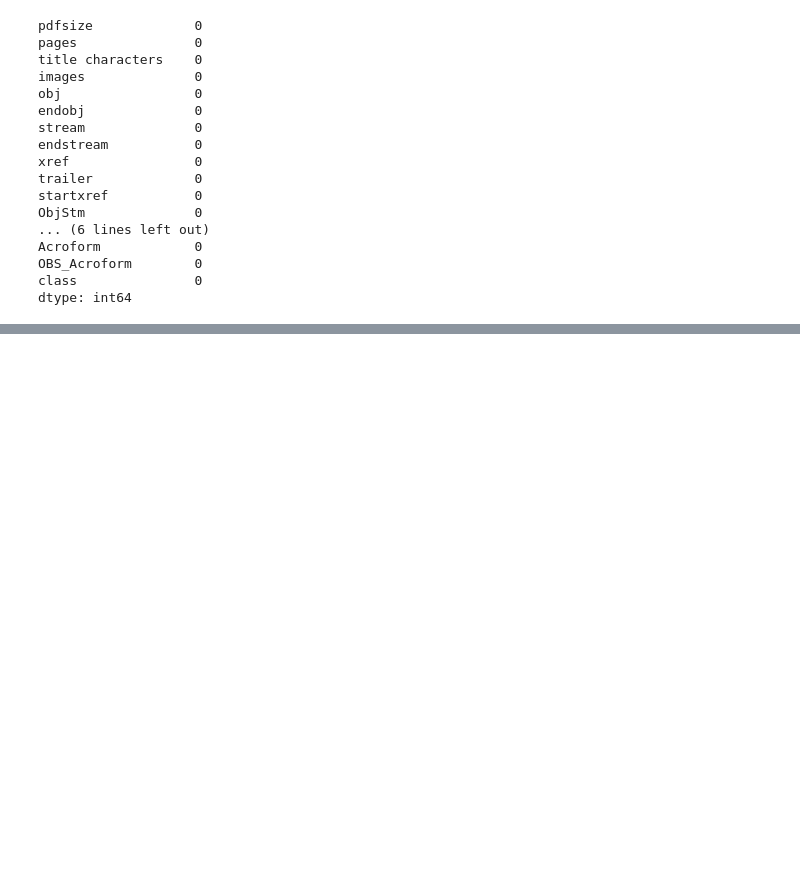
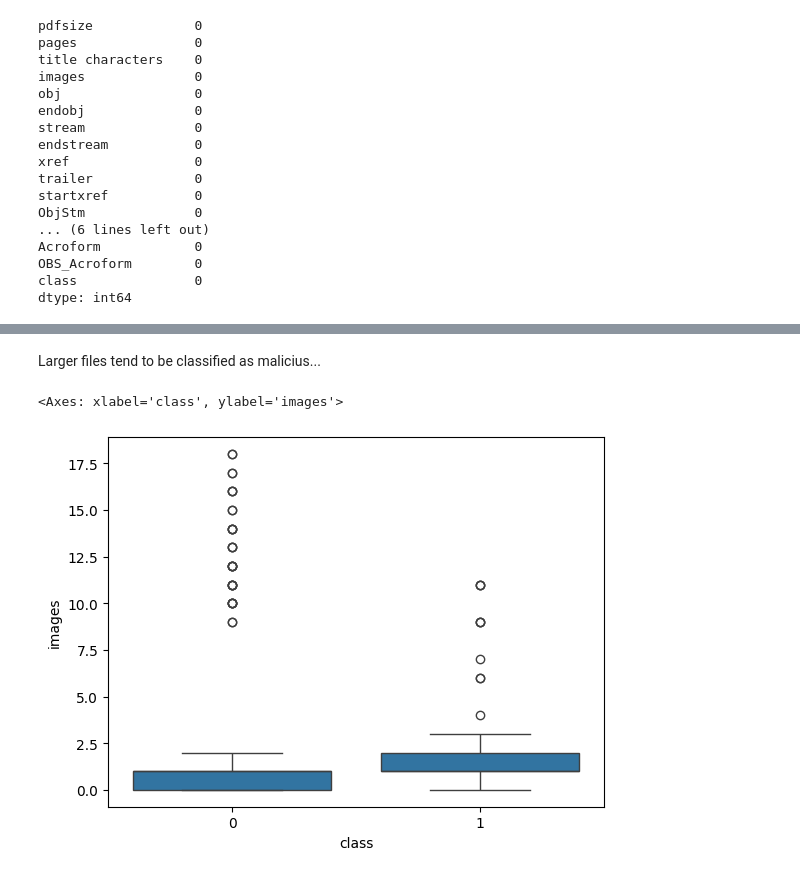
Before and after one commit to tomasvicente3/IART_ML_PDF_Analysis, a Jupyter notebook: main.ipynb, the cells around one changed output, grey strips where cells are left out. Saved outputs shown, nothing was run; the diff lists cells and outputs as text; code cells hidden in the pictures; blank space fills up the shorter version.

```diff
--- a/main.ipynb
+++ b/main.ipynb
@@ -365,0 +118,8 @@ plt.show()
+# %% [markdown]
+Larger files tend to be classified as malicius...
+# %%
+# Does the number of images affect the classification?
+sns.boxplot(x='class', y='images', data=df)
+# %% [output]
+<Axes: xlabel='class', ylabel='images'>
+[figure, added]
```
Also changed, not shown: parts of 48 cells of this notebook, 2 other files.
